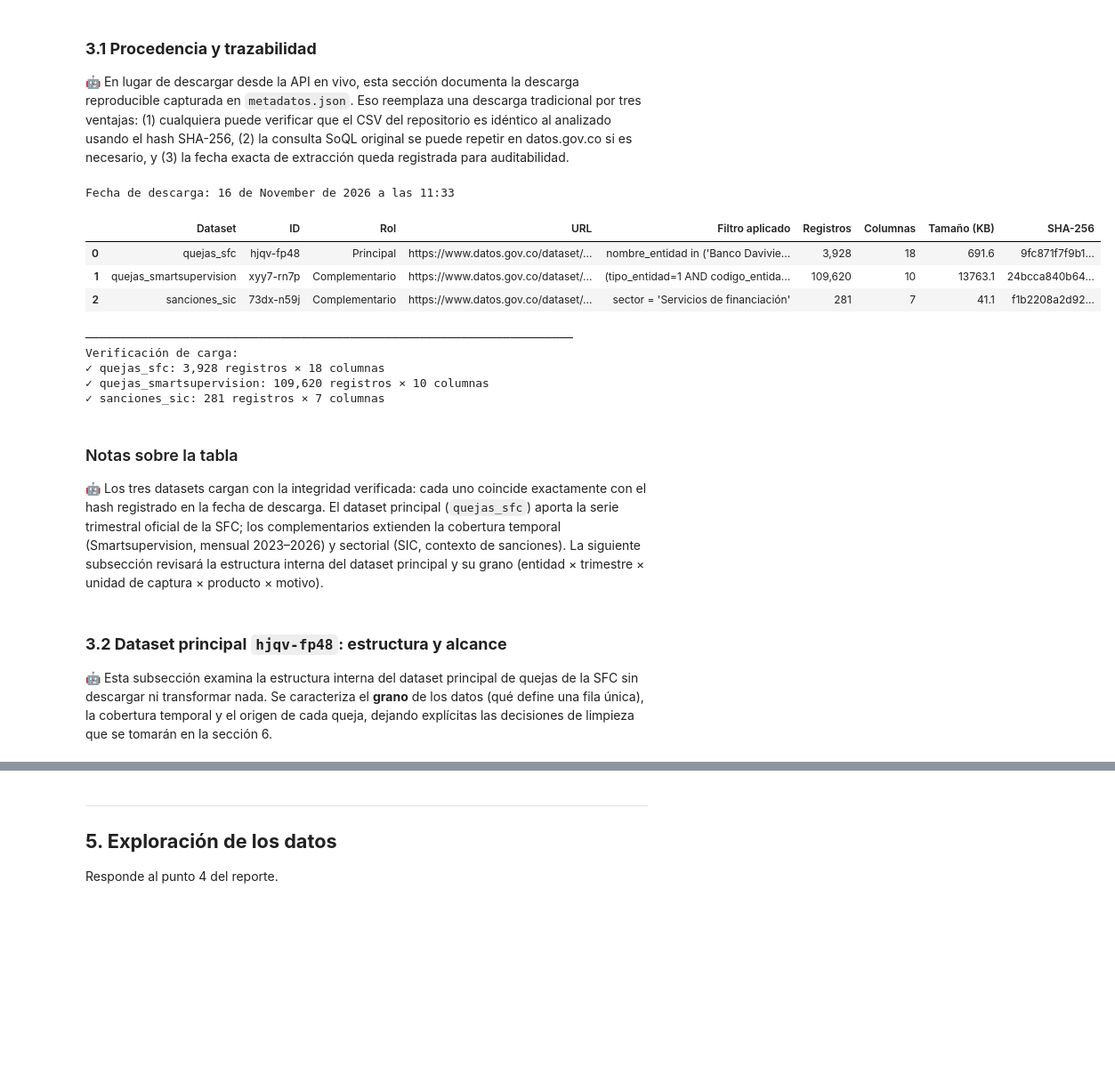
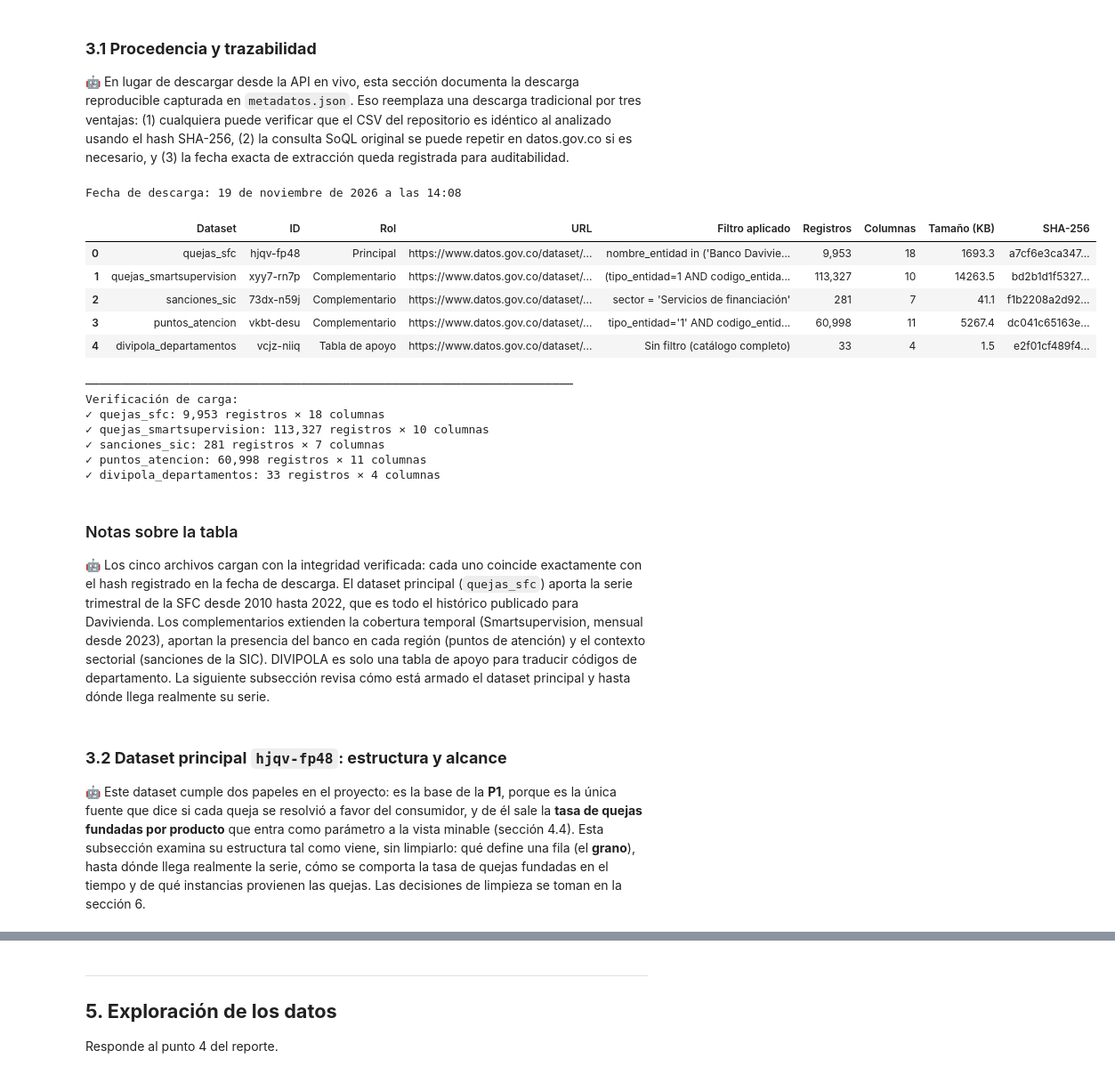
Before and after one commit to BautistaDavid/proyecto-final-gestion-datos, a Jupyter notebook: ProyectoFinal_DavidBautista_BelkyMayorga_FabianBecerra.ipynb, the cells around one changed output, grey strips where cells are left out. Shown at 89% size. Cells and saved outputs as stored; diff of their text form; code cells hidden in the pictures; blank space fills up the shorter version.

```diff
--- a/ProyectoFinal_DavidBautista_BelkyMayorga_FabianBecerra.ipynb
+++ b/ProyectoFinal_DavidBautista_BelkyMayorga_FabianBecerra.ipynb
@@ -114,13 +120,15 @@ pd.set_option("display.float_format", lambda x: f"{x:,.2f}")
 plt.rcParams.update({"figure.figsize": (10, 4.5), "axes.grid": True, "grid.alpha": 0.3})
 
 MARCA = "davivienda"
-FECHA_DESDE = "2019-01-01"
+FECHA_DESDE = "2010-01-01"
 ENTIDADES_COD = {39: "Banco Davivienda", 42: "Fiduciaria Davivienda", 26: "Corredores Davivienda"}
 
 DATASETS_SPEC = {
-    "quejas_sfc": {"cols": 18, "registros_min": 3000},
+    "quejas_sfc": {"cols": 18, "registros_min": 9000},
     "quejas_smartsupervision": {"cols": 10, "registros_min": 100000},
     "sanciones_sic": {"cols": 7, "registros_min": 200},
+    "puntos_atencion": {"cols": 11, "registros_min": 50000},
+    "divipola_departamentos": {"cols": 4, "registros_min": 33},
 }
 
 BASE_DIR = Path("/content/gdrive/MyDrive/proyecto-final-gestion-datos") if EN_COLAB else Path.cwd()
@@ -231,52 +243,59 @@ from datetime import datetime
 datos_procedencia = []
 for nombre in DATASETS_SPEC:
     meta = metadatos['datasets'][nombre]
-    rol = "Principal" if nombre == "quejas_sfc" else "Complementario"
+    rol = {"quejas_sfc": "Principal", "divipola_departamentos": "Tabla de apoyo"}.get(nombre, "Complementario")
     filtro_corto = meta['filtro_aplicado'][:50] + "…" if len(meta['filtro_aplicado']) > 50 else meta['filtro_aplicado']
     datos_procedencia.append({
         "Dataset": nombre,
         "ID": meta['id_dataset'],
         "Rol": rol,
         "URL": meta['url_dataset'],
         "Filtro aplicado": filtro_corto,
         "Registros": f"{meta['cantidad_registros']:,}",
         "Columnas": meta['cantidad_columnas'],
         "Tamaño (KB)": f"{meta['tamano_bytes'] / 1024:.1f}",
         "SHA-256": meta['hash_sha256'][:12] + "…"
     })
 
 tabla_procedencia = pd.DataFrame(datos_procedencia)
-fecha_desc = datetime.fromisoformat(metadatos['fecha_descarga']).strftime("%d de %B de %Y a las %H:%M")
+MESES = ["enero", "febrero", "marzo", "abril", "mayo", "junio", "julio",
+         "agosto", "septiembre", "octubre", "noviembre", "diciembre"]
+fecha = datetime.fromisoformat(metadatos['fecha_descarga'])
+fecha_desc = f"{fecha.day} de {MESES[fecha.month - 1]} de {fecha.year} a las {fecha:%H:%M}"
 print(f"Fecha de descarga: {fecha_desc}\n")
 display(tabla_procedencia)
 
 # Verificación de integridad
 print(f"\n{'─'*70}\nVerificación de carga:")
 for nombre in DATASETS_SPEC:
     meta = metadatos['datasets'][nombre]
     registros_ok = len(datos[nombre]) == meta['cantidad_registros']
     columnas_ok = list(datos[nombre].columns) == meta['columnas']
     status = "✓" if (registros_ok and columnas_ok) else "✗"
     print(f"{status} {nombre}: {len(datos[nombre]):,} registros × {len(datos[nombre].columns)} columnas")
 # %% [output]
-Fecha de descarga: 16 de November de 2026 a las 11:33
+Fecha de descarga: 19 de noviembre de 2026 a las 14:08
 |  | Dataset | ID | Rol | URL | Filtro aplicado | Registros | Columnas | Tamaño (KB) | SHA-256 |
-| 0 | quejas_sfc | hjqv-fp48 | Principal | https://www.datos.gov.co/dataset/... | nombre_entidad in ('Banco Davivie... | 3,928 | 18 | 691.6 | 9fc871f7f9b1… |
-| 1 | quejas_smartsupervision | xyy7-rn7p | Complementario | https://www.datos.gov.co/dataset/... | (tipo_entidad=1 AND codigo_entida... | 109,620 | 10 | 13763.1 | 24bcca840b64… |
+| 0 | quejas_sfc | hjqv-fp48 | Principal | https://www.datos.gov.co/dataset/... | nombre_entidad in ('Banco Davivie... | 9,953 | 18 | 1693.3 | a7cf6e3ca347… |
+| 1 | quejas_smartsupervision | xyy7-rn7p | Complementario | https://www.datos.gov.co/dataset/... | (tipo_entidad=1 AND codigo_entida... | 113,327 | 10 | 14263.5 | bd2b1d1f5327… |
 | 2 | sanciones_sic | 73dx-n59j | Complementario | https://www.datos.gov.co/dataset/... | sector = 'Servicios de financiación' | 281 | 7 | 41.1 | f1b2208a2d92… |
+| 3 | puntos_atencion | vkbt-desu | Complementario | https://www.datos.gov.co/dataset/... | tipo_entidad='1' AND codigo_entid... | 60,998 | 11 | 5267.4 | dc041c65163e… |
+| 4 | divipola_departamentos | vcjz-niiq | Tabla de apoyo | https://www.datos.gov.co/dataset/... | Sin filtro (catálogo completo) | 33 | 4 | 1.5 | e2f01cf489f4… |
 ──────────────────────────────────────────────────────────────────────
 Verificación de carga:
-✓ quejas_sfc: 3,928 registros × 18 columnas
-✓ quejas_smartsupervision: 109,620 registros × 10 columnas
+✓ quejas_sfc: 9,953 registros × 18 columnas
+✓ quejas_smartsupervision: 113,327 registros × 10 columnas
 ✓ sanciones_sic: 281 registros × 7 columnas
+✓ puntos_atencion: 60,998 registros × 11 columnas
+✓ divipola_departamentos: 33 registros × 4 columnas
 # %% [markdown]
 ### Notas sobre la tabla
 
-🤖 Los tres datasets cargan con la integridad verificada: cada uno coincide exactamente con el hash registrado en la fecha de descarga. El dataset principal (`quejas_sfc`) aporta la serie trimestral oficial de la SFC; los complementarios extienden la cobertura temporal (Smartsupervision, mensual 2023–2026) y sectorial (SIC, contexto de sanciones). La siguiente subsección revisará la estructura interna del dataset principal y su grano (entidad × trimestre × unidad de captura × producto × motivo).
+🤖 Los cinco archivos cargan con la integridad verificada: cada uno coincide exactamente con el hash registrado en la fecha de descarga. El dataset principal (`quejas_sfc`) aporta la serie trimestral de la SFC desde 2010 hasta 2022, que es todo el histórico publicado para Davivienda. Los complementarios extienden la cobertura temporal (Smartsupervision, mensual desde 2023), aportan la presencia del banco en cada región (puntos de atención) y el contexto sectorial (sanciones de la SIC). DIVIPOLA es solo una tabla de apoyo para traducir códigos de departamento. La siguiente subsección revisa cómo está armado el dataset principal y hasta dónde llega realmente su serie.
 # %% [markdown]
 ### **3.2 Dataset principal `hjqv-fp48`: estructura y alcance**
 
-🤖 Esta subsección examina la estructura interna del dataset principal de quejas de la SFC sin descargar ni transformar nada. Se caracteriza el **grano** de los datos (qué define una fila única), la cobertura temporal y el origen de cada queja, dejando explícitas las decisiones de limpieza que se tomarán en la sección 6.
+🤖 Este dataset cumple dos papeles en el proyecto: es la base de la **P1**, porque es la única fuente que dice si cada queja se resolvió a favor del consumidor, y de él sale la **tasa de quejas fundadas por producto** que entra como parámetro a la vista minable (sección 4.4). Esta subsección examina su estructura tal como viene, sin limpiarlo: qué define una fila (el **grano**), hasta dónde llega realmente la serie, cómo se comporta la tasa de quejas fundadas en el tiempo y de qué instancias provienen las quejas. Las decisiones de limpieza se toman en la sección 6.
 # %%
 quejas_sfc = datos["quejas_sfc"].copy()
 quejas_sfc["fecha_corte"] = pd.to_datetime(quejas_sfc["fecha_corte"])
```
Also changed, not shown: parts of 46 cells of this notebook.
